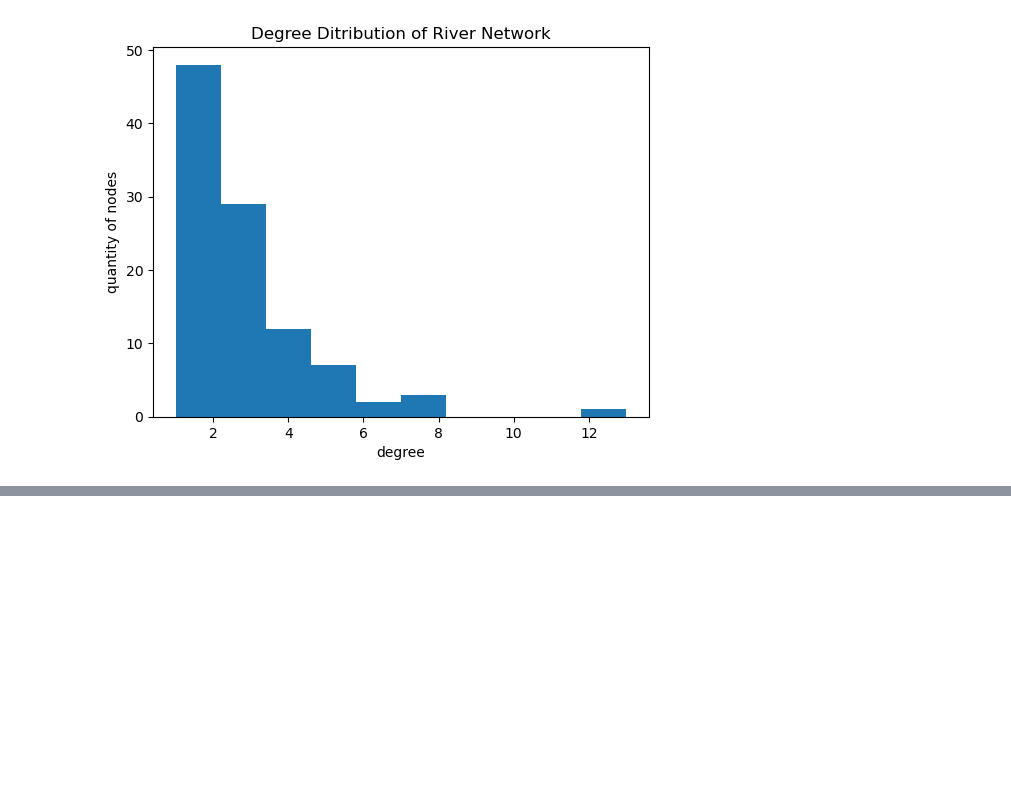
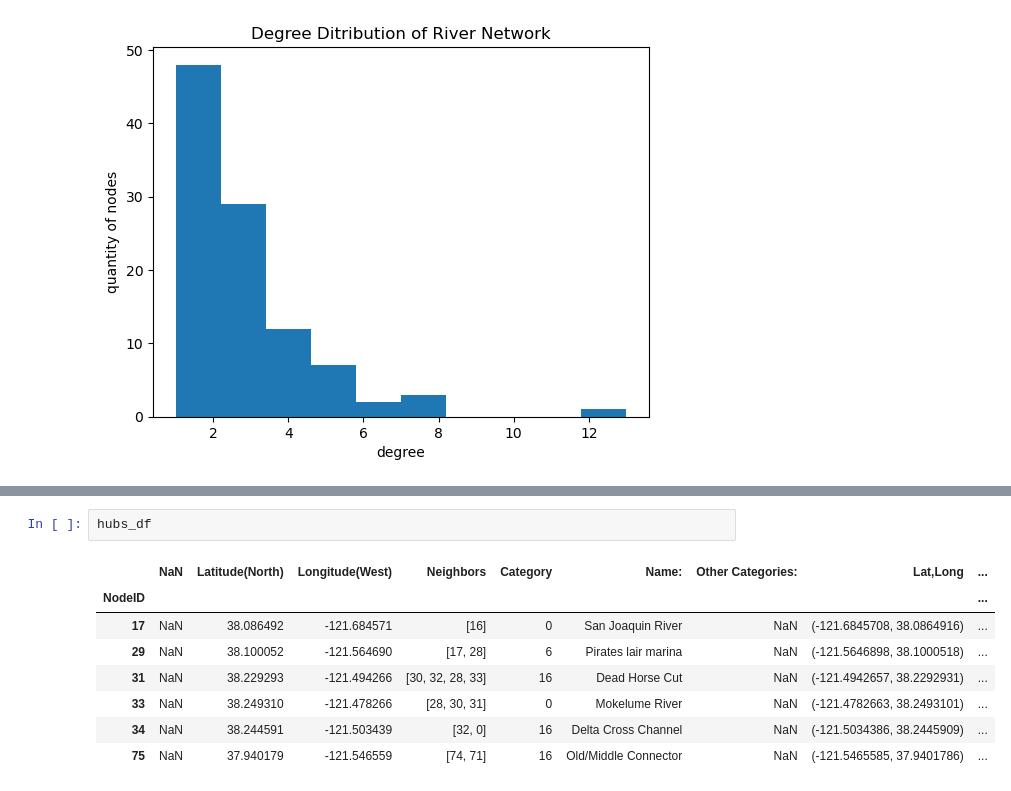
Before and after one commit to tcmarino8/This-Class-a-Treat, a Jupyter notebook: ASSIGNMENT_4.ipynb, the cells around one changed output, grey strips where cells are left out. Drawn from its saved outputs; the diff is of its cells as text; blank space fills up the shorter version.

```diff
--- a/ASSIGNMENT_4.ipynb
+++ b/ASSIGNMENT_4.ipynb
@@ -84,0 +115,11 @@ Text(0.5, 1.0, 'River Network Visualized')
+# %%
+hubs_df
+# %% [output]
+|  | NaN | Latitude(North) | Longitude(West) | Neighbors | Category | Name: | Other Categories: | Lat,Long | ... |
+| NodeID |  |  |  |  |  |  |  |  | ... |
+| 17 | NaN | 38.086492 | -121.684571 | [16] | 0 | San Joaquin River | NaN | (-121.6845708, 38.0864916) | ... |
+| 29 | NaN | 38.100052 | -121.564690 | [17, 28] | 6 | Pirates lair marina | NaN | (-121.5646898, 38.1000518) | ... |
+| 31 | NaN | 38.229293 | -121.494266 | [30, 32, 28, 33] | 16 | Dead Horse Cut | NaN | (-121.4942657, 38.2292931) | ... |
+| 33 | NaN | 38.249310 | -121.478266 | [28, 30, 31] | 0 | Mokelume River | NaN | (-121.4782663, 38.2493101) | ... |
+| 34 | NaN | 38.244591 | -121.503439 | [32, 0] | 16 | Delta Cross Channel | NaN | (-121.5034386, 38.2445909) | ... |
+| 75 | NaN | 37.940179 | -121.546559 | [74, 71] | 16 | Old/Middle Connector | NaN | (-121.5465585, 37.9401786) | ... |
```
Also changed, not shown: parts of 20 cells of this notebook.
